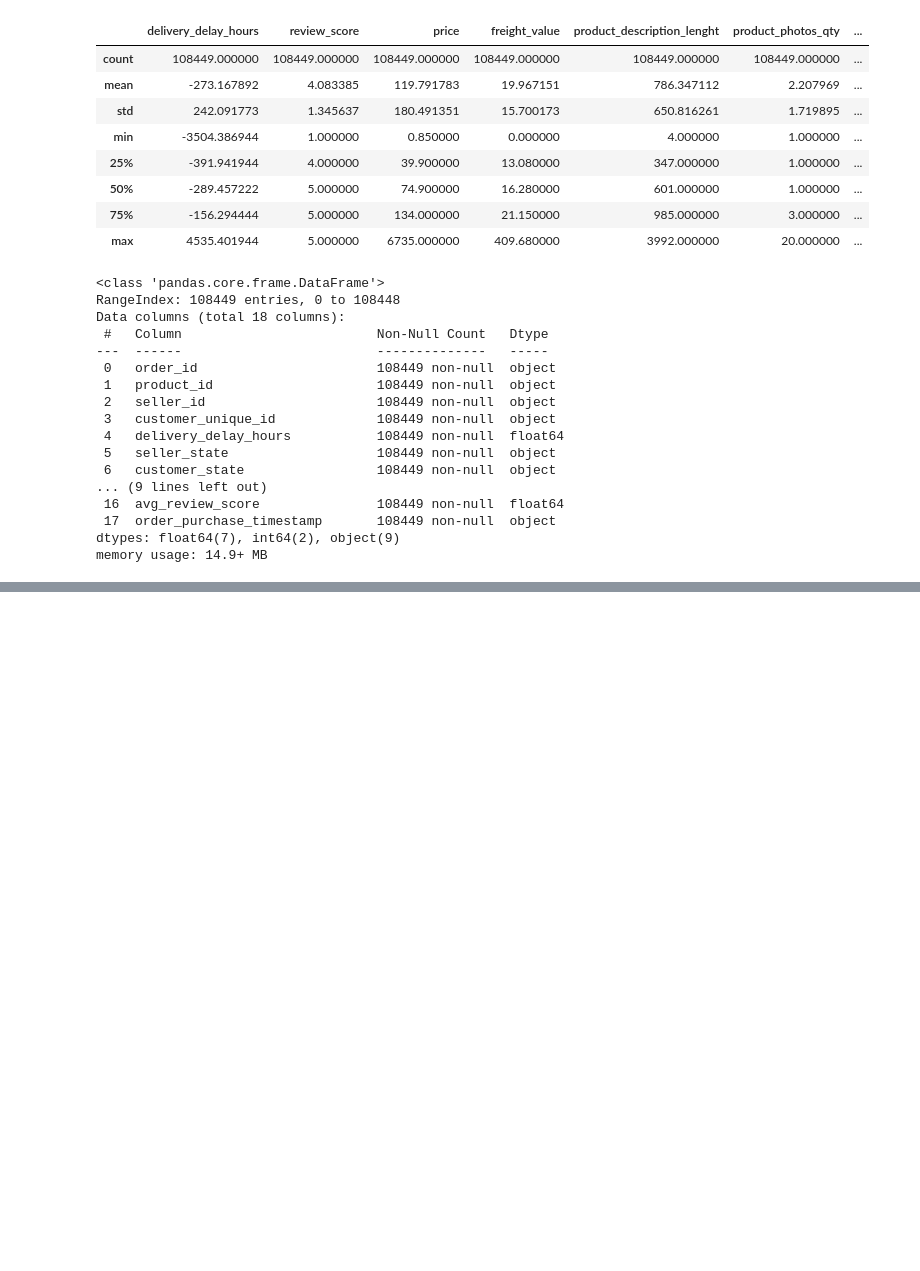
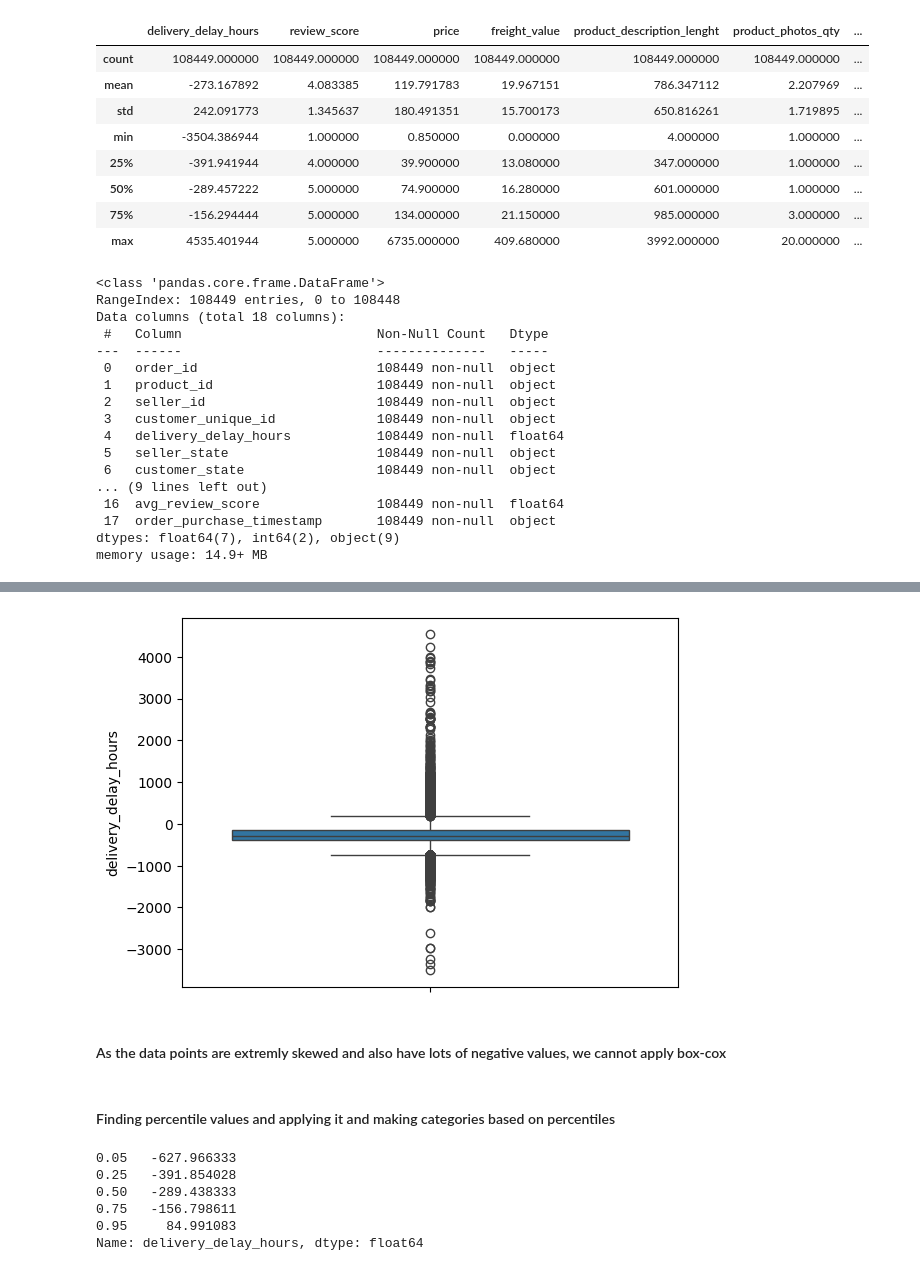
Before and after one commit to Dipanshu-Kubde/Dynamic-Price-Optimization-for-Ecommerce, a Jupyter notebook: ml/preprocessing.ipynb, the cells around one changed output, grey strips where cells are left out. Drawn from its saved outputs; the diff is of its cells as text; code cells hidden in the pictures; blank space fills up the shorter version.

```diff
--- a/ml/preprocessing.ipynb
+++ b/ml/preprocessing.ipynb
@@ -197,0 +128,2 @@ memory usage: 133.0 bytes
+# %%
+X_train = train_df.drop(columns=['price'])
@@ -197,0 +195,20 @@ memory usage: 133.0 bytes
+# %%
+sns.boxplot(X_train['delivery_delay_hours'])
+plt.show()
+# %% [output]
+[figure, added]
+# %% [markdown]
+#### As the data points are extremly skewed and also have lots of negative values, we cannot apply box-cox
+# %% [markdown]
+#### Finding percentile values and applying it and making categories based on percentiles
+# %%
+#finding percentile values
+percentiles = X_train['delivery_delay_hours'].quantile([0.05, 0.25, 0.5, 0.75, 0.95])
+print(percentiles)
+# %% [output]
+0.05   -627.966333
+0.25   -391.854028
+0.50   -289.438333
+0.75   -156.798611
+0.95     84.991083
+Name: delivery_delay_hours, dtype: float64
```
Also changed, not shown: parts of 133 cells of this notebook, 2 other files.
